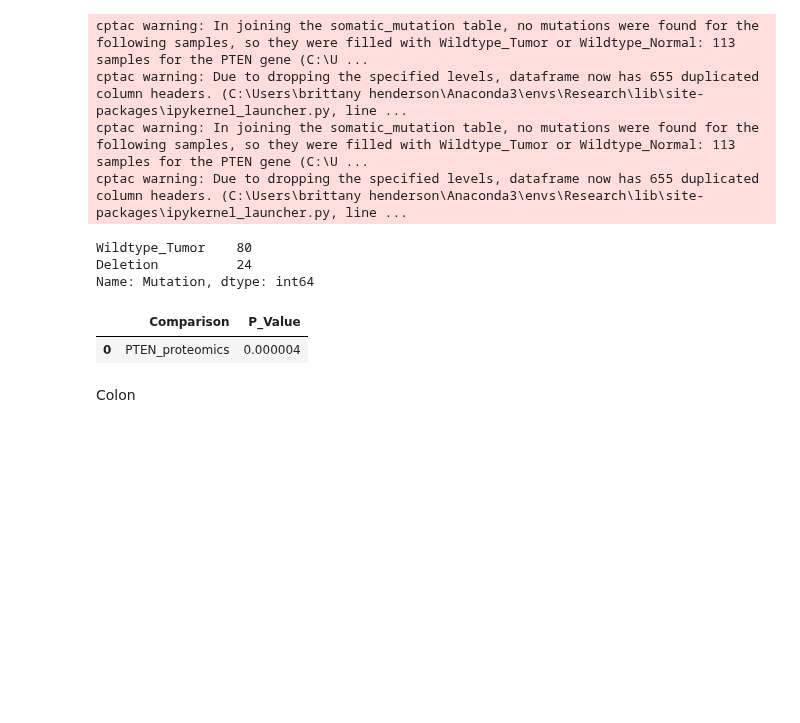
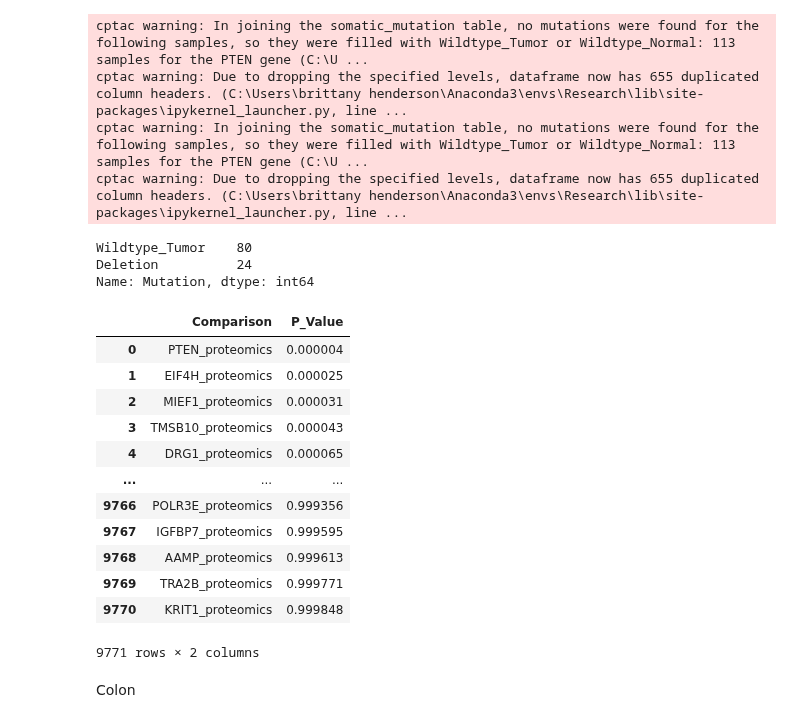
Before and after one commit to PayneLab/WhenMutationsDontMatter, a Jupyter notebook: PTEN/CNV del vs. wt ttests (all proteins).ipynb, the cells around one changed output. Saved outputs shown, nothing was run; the diff lists cells and outputs as text; code cells hidden in the pictures; blank space fills up the shorter version.

```diff
--- a/PTEN/CNV del vs. wt ttests (all proteins).ipynb
+++ b/PTEN/CNV del vs. wt ttests (all proteins).ipynb
@@ -218,11 +225,22 @@ Name: Mutation, dtype: int64
 # %%
 cols = list(del_wt.columns[:-1])
 
-b_pval = u.wrap_ttest(del_wt, 'Mutation', cols)#, return_all = True)
+b_pval = u.wrap_ttest(del_wt, 'Mutation', cols, return_all = True)
 b_pval
 # %% [output]
 |  | Comparison | P_Value |
 | 0 | PTEN_proteomics | 0.000004 |
+| 1 | EIF4H_proteomics | 0.000025 |
+| 2 | MIEF1_proteomics | 0.000031 |
+| 3 | TMSB10_proteomics | 0.000043 |
+| 4 | DRG1_proteomics | 0.000065 |
+| ... | ... | ... |
+| 9766 | POLR3E_proteomics | 0.999356 |
+| 9767 | IGFBP7_proteomics | 0.999595 |
+| 9768 | AAMP_proteomics | 0.999613 |
+| 9769 | TRA2B_proteomics | 0.999771 |
+| 9770 | KRIT1_proteomics | 0.999848 |
+9771 rows × 2 columns
 # %% [markdown]
 Colon
 # %%
```
Also changed, not shown: parts of 12 cells of this notebook, 1 other file.
